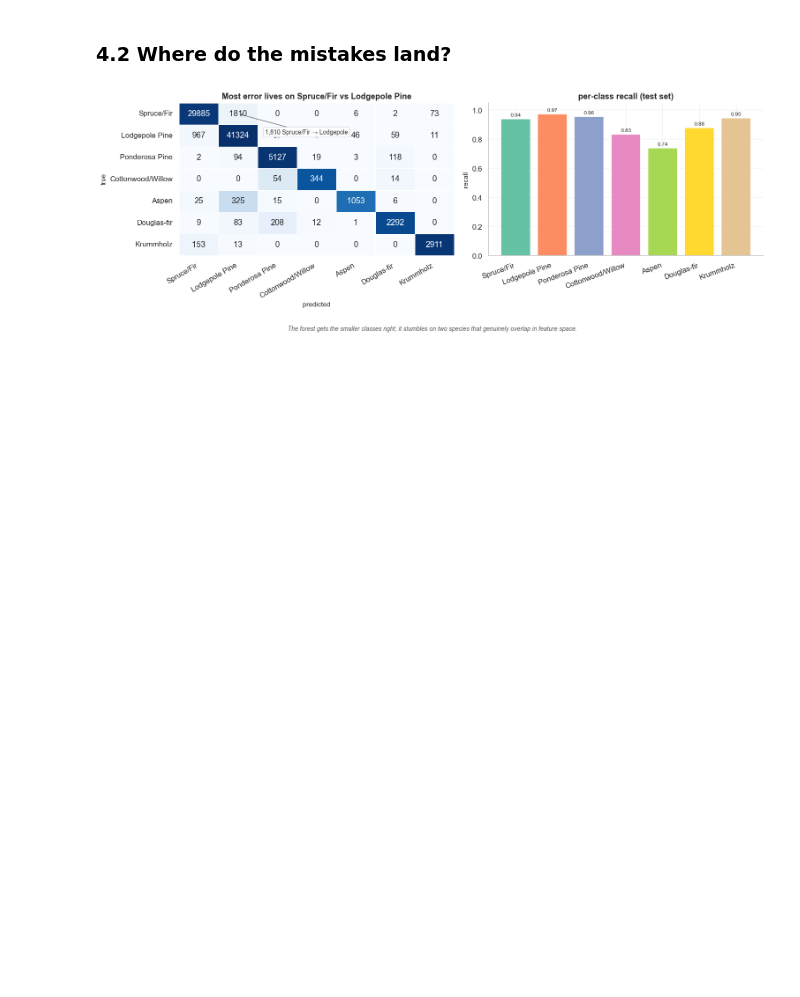
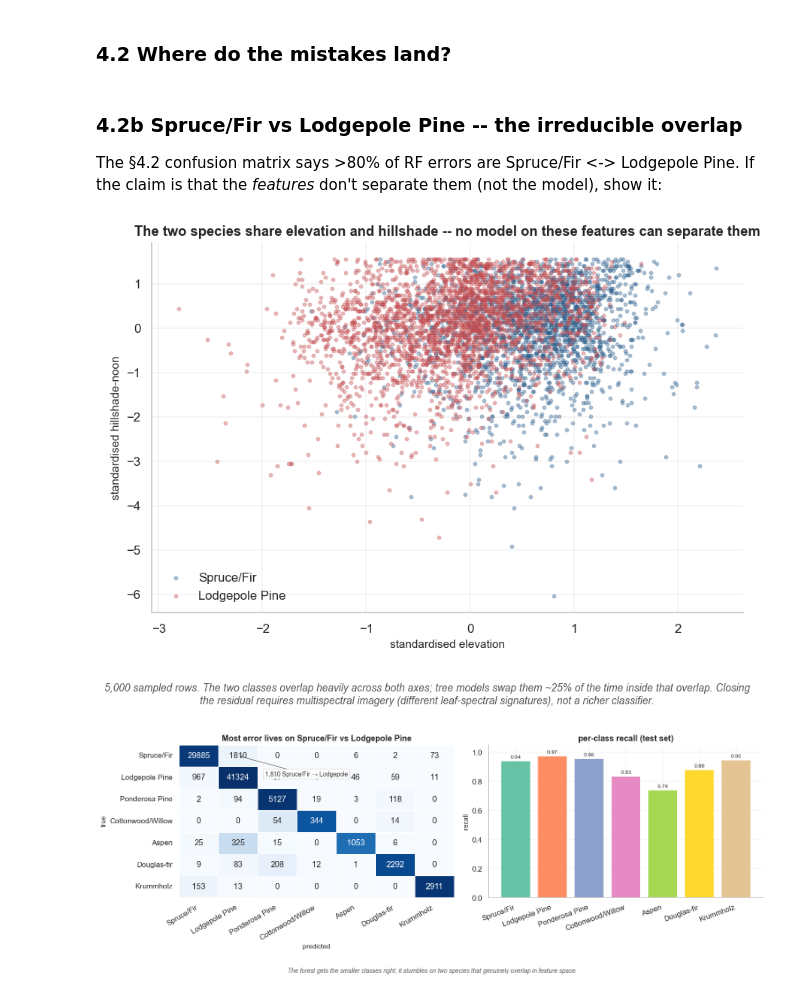
Before and after one commit to Ahmad-Jaradat-Space/forest-cover-type, a Jupyter notebook: notebook.ipynb, the cells around one changed output. Saved outputs shown, nothing was run; the diff lists cells and outputs as text; code cells hidden in the pictures; blank space fills up the shorter version.

```diff
--- a/notebook.ipynb
+++ b/notebook.ipynb
@@ -413,6 +480,36 @@ HistGB shows the inverse: train and val both at ~0.78–0.80, tightly bound. **H
 3. **The right move for HistGB if more accuracy is needed** is to deepen trees (raise `max_leaf_nodes`) or lower the learning rate — i.e. spend bias for variance. Not done in this notebook.
 # %% [markdown]
 ### 4.2 Where do the mistakes land?
+# %% [markdown]
+### 4.2b Spruce/Fir vs Lodgepole Pine -- the irreducible overlap
+
+The §4.2 confusion matrix says >80% of RF errors are Spruce/Fir <-> Lodgepole Pine. If the claim is that the *features* don't separate them (not the model), show it:
+# %%
+# Plot only Spruce/Fir + Lodgepole rows in elevation x hillshade-noon space
+spruce_idx = data.CLASS_NAMES.index('Spruce/Fir')
+lodge_idx  = data.CLASS_NAMES.index('Lodgepole Pine')
+mask = np.isin(y_train, [spruce_idx, lodge_idx])
+sub = rng.choice(np.where(mask)[0], min(5000, mask.sum()), replace=False)
+# Continuous columns in data.py order: elevation, aspect, slope,
+# h_dist_hydro, v_dist_hydro, h_dist_road, hillshade_9am, hillshade_noon,
+# hillshade_3pm, h_dist_fire. Standardised on the train split.
+elev_col = 0
+hill_col = 7
+
+fig, ax = plt.subplots(figsize=(8, 5.5))
+for cls, color, label in [(spruce_idx, plots.ACCENT, 'Spruce/Fir'),
+                          (lodge_idx,  plots.WARN,   'Lodgepole Pine')]:
+    m = y_train[sub] == cls
+    ax.scatter(X_train[sub][m, elev_col], X_train[sub][m, hill_col],
+               s=8, alpha=0.35, color=color, label=label)
+ax.set_xlabel('standardised elevation')
+ax.set_ylabel('standardised hillshade-noon')
+ax.set_title('The two species share elevation and hillshade -- no model on these features can separate them')
+ax.legend()
+plots.caption(fig, '5,000 sampled rows. The two classes overlap heavily across both axes; tree models swap them ~25% of the time inside that overlap. Closing the residual requires multispectral imagery (different leaf-spectral signatures), not a richer classifier.')
+plt.tight_layout(); plt.show()
+# %% [output]
+[figure, added]
 # %%
 from sklearn.metrics import confusion_matrix
 fig, axes = plt.subplots(1, 2, figsize=(14, 4.8))
```
Also changed, not shown: parts of 11 cells of this notebook.
